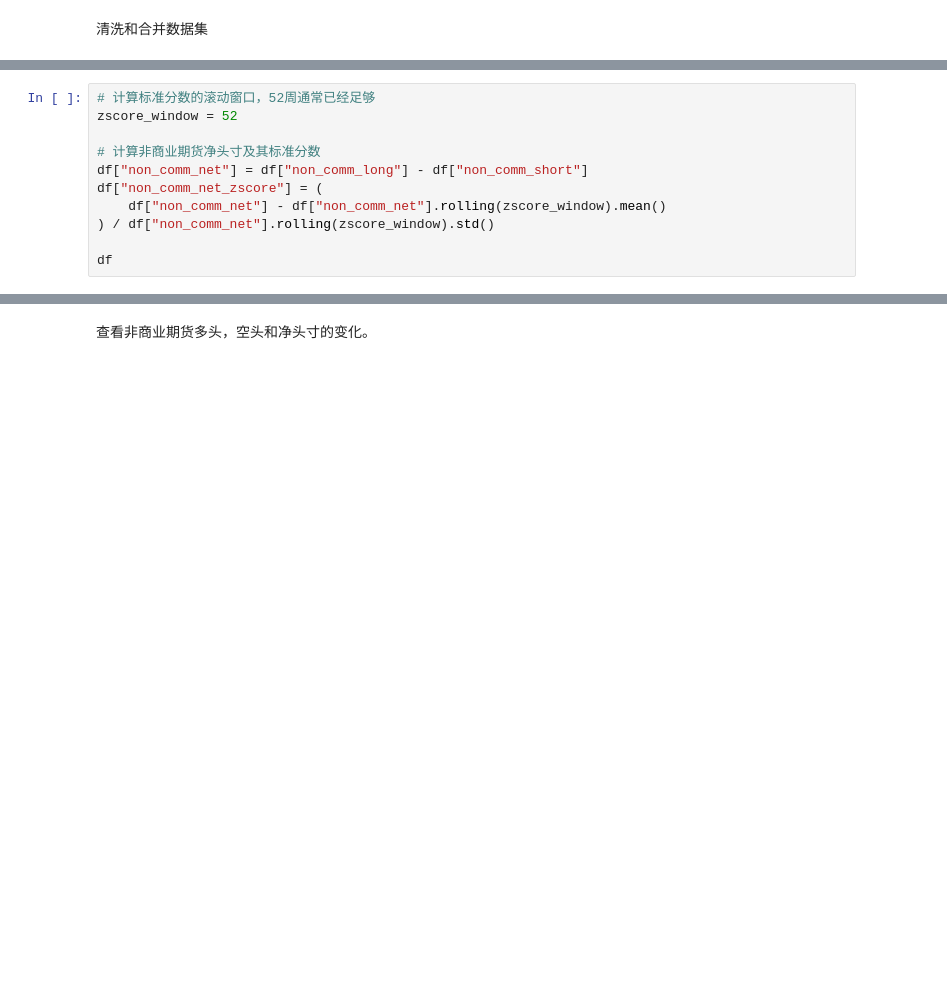
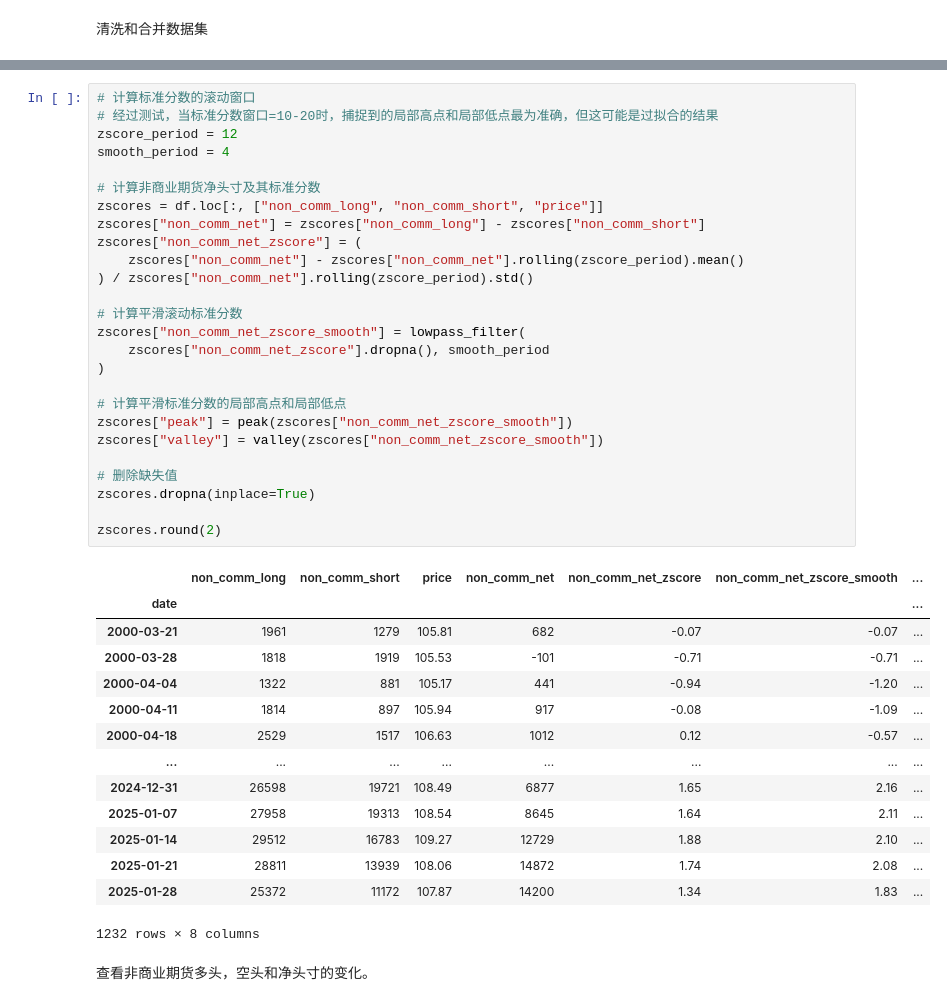
Before and after one commit to scofieldchen/quant-research, a Jupyter notebook: notebooks/cot.ipynb, the cells around one changed output, grey strips where cells are left out. Drawn from its saved outputs; the diff is of its cells as text; blank space fills up the shorter version.

```diff
--- a/notebooks/cot.ipynb
+++ b/notebooks/cot.ipynb
@@ -141,11 +142,0 @@ df
-# %%
-# 计算标准分数的滚动窗口，52周通常已经足够
-zscore_window = 52
-
-# 计算非商业期货净头寸及其标准分数
-df["non_comm_net"] = df["non_comm_long"] - df["non_comm_short"]
-df["non_comm_net_zscore"] = (
-    df["non_comm_net"] - df["non_comm_net"].rolling(zscore_window).mean()
-) / df["non_comm_net"].rolling(zscore_window).std()
-
-df
@@ -167,3 +190,44 @@ df
+# %%
+# 计算标准分数的滚动窗口
+# 经过测试，当标准分数窗口=10-20时，捕捉到的局部高点和局部低点最为准确，但这可能是过拟合的结果
+zscore_period = 12
+smooth_period = 4
+
+# 计算非商业期货净头寸及其标准分数
+zscores = df.loc[:, ["non_comm_long", "non_comm_short", "price"]]
+zscores["non_comm_net"] = zscores["non_comm_long"] - zscores["non_comm_short"]
+zscores["non_comm_net_zscore"] = (
+    zscores["non_comm_net"] - zscores["non_comm_net"].rolling(zscore_period).mean()
+) / zscores["non_comm_net"].rolling(zscore_period).std()
+
+# 计算平滑滚动标准分数
+zscores["non_comm_net_zscore_smooth"] = lowpass_filter(
+    zscores["non_comm_net_zscore"].dropna(), smooth_period
+)
+
+# 计算平滑标准分数的局部高点和局部低点
+zscores["peak"] = peak(zscores["non_comm_net_zscore_smooth"])
+zscores["valley"] = valley(zscores["non_comm_net_zscore_smooth"])
+
+# 删除缺失值
+zscores.dropna(inplace=True)
+
+zscores.round(2)
+# %% [output]
+|  | non_comm_long | non_comm_short | price | non_comm_net | non_comm_net_zscore | non_comm_net_zscore_smooth | ... |
+| date |  |  |  |  |  |  | ... |
+| 2000-03-21 | 1961 | 1279 | 105.81 | 682 | -0.07 | -0.07 | ... |
+| 2000-03-28 | 1818 | 1919 | 105.53 | -101 | -0.71 | -0.71 | ... |
+| 2000-04-04 | 1322 | 881 | 105.17 | 441 | -0.94 | -1.20 | ... |
+| 2000-04-11 | 1814 | 897 | 105.94 | 917 | -0.08 | -1.09 | ... |
+| 2000-04-18 | 2529 | 1517 | 106.63 | 1012 | 0.12 | -0.57 | ... |
+| ... | ... | ... | ... | ... | ... | ... | ... |
+| 2024-12-31 | 26598 | 19721 | 108.49 | 6877 | 1.65 | 2.16 | ... |
+| 2025-01-07 | 27958 | 19313 | 108.54 | 8645 | 1.64 | 2.11 | ... |
+| 2025-01-14 | 29512 | 16783 | 109.27 | 12729 | 1.88 | 2.10 | ... |
+| 2025-01-21 | 28811 | 13939 | 108.06 | 14872 | 1.74 | 2.08 | ... |
+| 2025-01-28 | 25372 | 11172 | 107.87 | 14200 | 1.34 | 1.83 | ... |
+1232 rows × 8 columns
 # %% [markdown]
 查看非商业期货多头，空头和净头寸的变化。
 # %%
```
Also changed, not shown: parts of 27 cells of this notebook.
